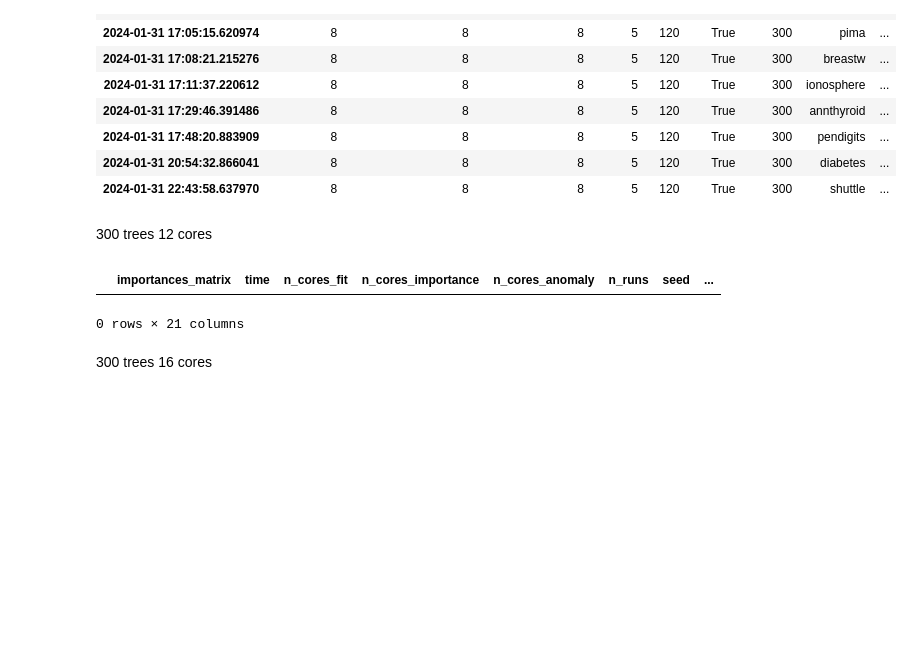
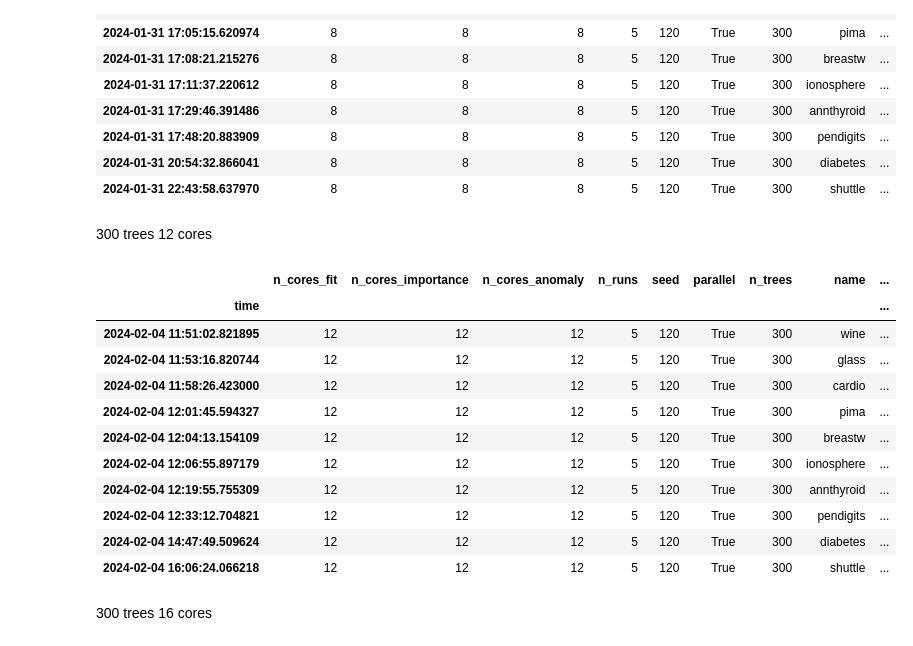
Before and after one commit to francesco-borsatti-unipd/ExIFFI, a Jupyter notebook: notebooks/Test_Parallel.ipynb, the cells around one changed output. Drawn from its saved outputs; the diff is of its cells as text; code cells hidden in the pictures; blank space fills up the shorter version.

```diff
--- a/notebooks/Test_Parallel.ipynb
+++ b/notebooks/Test_Parallel.ipynb
@@ -890,11 +897,11 @@ df_4=df.groupby(['n_cores','n_trees']).get_group((4,100))
 df_8=df.groupby(['n_cores','n_trees']).get_group((8,100))
 df_12=df.groupby(['n_cores','n_trees']).get_group((12,100))
 df_16=df.groupby(['n_cores','n_trees']).get_group((16,100))
-df_plot=pd.DataFrame({
+df_plot_100=pd.DataFrame({
     'n_cores': sorted(df['n_cores'].unique()),
     'real_time_mean':[np.mean(df_4['real_time']),np.mean(df_8['real_time']),np.mean(df_12['real_time']),np.mean(df_16['real_time'])]
 })
-df_plot
+df_plot_100
 # %% [output]
 |  | n_cores | real_time_mean |
 | 0 | 4 | 83.3400 |
@@ -910,8 +917,8 @@ df_4=df.groupby(['n_cores','n_trees']).get_group((4,300))
 df_8=df.groupby(['n_cores','n_trees']).get_group((8,300))
 df_12=df.groupby(['n_cores','n_trees']).get_group((12,300))
 df_16=df.groupby(['n_cores','n_trees']).get_group((16,300))
-df_plot=pd.DataFrame({
+df_plot_300=pd.DataFrame({
     'n_cores': sorted(df['n_cores'].unique()),
     'real_time_mean':[np.mean(df_4['real_time']),np.mean(df_8['real_time']),np.mean(df_12['real_time']),np.mean(df_16['real_time'])]
 })
-df_plot
+df_plot_300
@@ -922,8 +935,8 @@ df_4=df.groupby(['n_cores','n_trees']).get_group((4,600))
 df_8=df.groupby(['n_cores','n_trees']).get_group((8,600))
 df_12=df.groupby(['n_cores','n_trees']).get_group((12,600))
 df_16=df.groupby(['n_cores','n_trees']).get_group((16,600))
-df_plot=pd.DataFrame({
+df_plot_600=pd.DataFrame({
     'n_cores': sorted(df['n_cores'].unique()),
     'real_time_mean':[np.mean(df_4['real_time']),np.mean(df_8['real_time']),np.mean(df_12['real_time']),np.mean(df_16['real_time'])]
 })
-df_plot
+df_plot_600
@@ -929,0 +951,10 @@ df_plot
+# %%
+fig, axes = plt.subplots(2,2,figsize=(10, 8))
+dfs = [df_plot_100, df_plot_300, df_plot_600]
+names = ['Wine 100 trees', 'Wine 300 trees', 'Wine 600 trees']
+
+for i, (ax, name, df) in enumerate(zip(axes.flatten(), names, dfs)):
+    barplot_subplots(ax, name, df,'n_cores','real_time_mean')
+
+plt.tight_layout()
+plt.show()
@@ -1269,10 +1302,20 @@ display_stats(stats.groupby(['n_cores_fit','n_trees']).get_group((8,300)))
 # %% [markdown]
 300 trees 12 cores
 # %%
-stats[(stats['n_cores_fit']==12) & (stats['n_trees']==300)]
+display_stats(stats.groupby(['n_cores_fit','n_trees']).get_group((12,300)))
 # %% [output]
-|  | importances_matrix | time | n_cores_fit | n_cores_importance | n_cores_anomaly | n_runs | seed | ... |
+|  | n_cores_fit | n_cores_importance | n_cores_anomaly | n_runs | seed | parallel | n_trees | name | ... |
+| time |  |  |  |  |  |  |  |  | ... |
+| 2024-02-04 11:51:02.821895 | 12 | 12 | 12 | 5 | 120 | True | 300 | wine | ... |
+| 2024-02-04 11:53:16.820744 | 12 | 12 | 12 | 5 | 120 | True | 300 | glass | ... |
+| 2024-02-04 11:58:26.423000 | 12 | 12 | 12 | 5 | 120 | True | 300 | cardio | ... |
+| 2024-02-04 12:01:45.594327 | 12 | 12 | 12 | 5 | 120 | True | 300 | pima | ... |
+| 2024-02-04 12:04:13.154109 | 12 | 12 | 12 | 5 | 120 | True | 300 | breastw | ... |
+| 2024-02-04 12:06:55.897179 | 12 | 12 | 12 | 5 | 120 | True | 300 | ionosphere | ... |
+| 2024-02-04 12:19:55.755309 | 12 | 12 | 12 | 5 | 120 | True | 300 | annthyroid | ... |
+| 2024-02-04 12:33:12.704821 | 12 | 12 | 12 | 5 | 120 | True | 300 | pendigits | ... |
+| 2024-02-04 14:47:49.509624 | 12 | 12 | 12 | 5 | 120 | True | 300 | diabetes | ... |
+| 2024-02-04 16:06:24.066218 | 12 | 12 | 12 | 5 | 120 | True | 300 | shuttle | ... |
-0 rows × 21 columns
 # %% [markdown]
 300 trees 16 cores
 # %%
```
Also changed, not shown: parts of 10 cells of this notebook.
